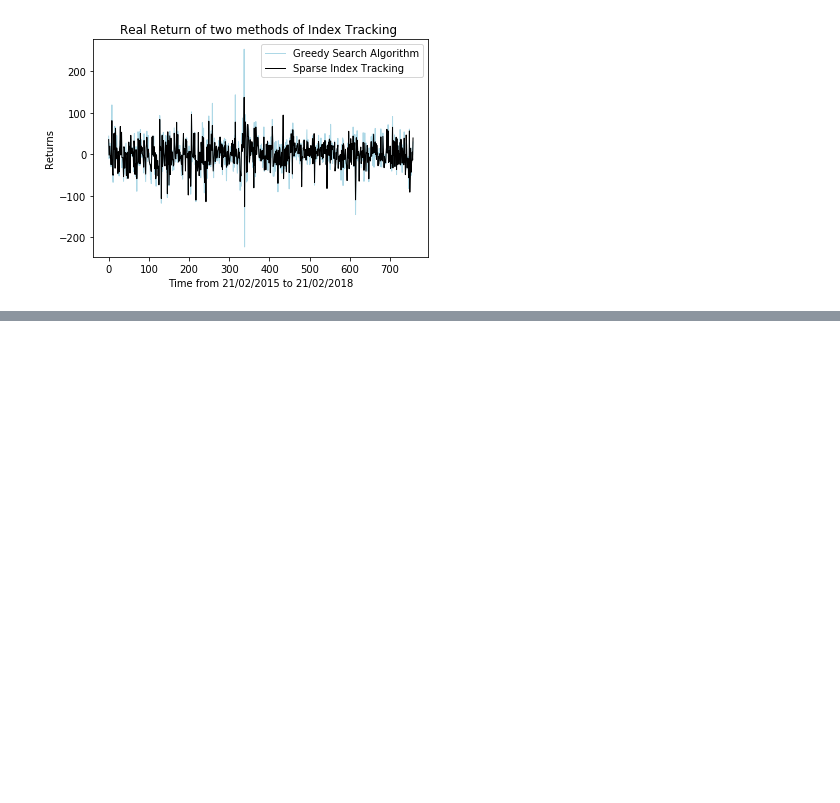
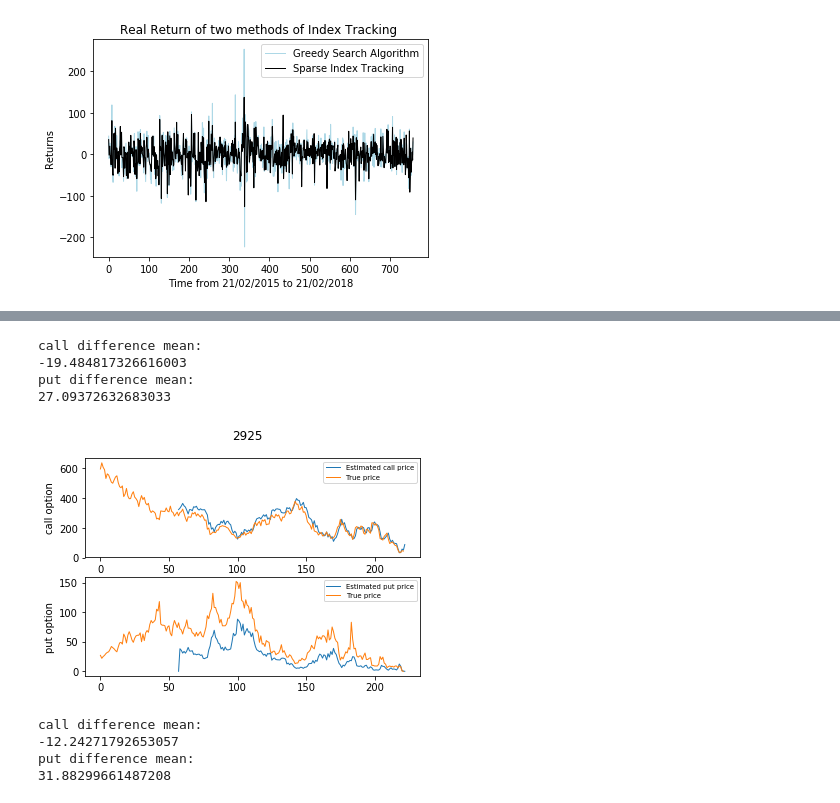
Before and after one commit to Trouble404/Computational-Finance-coursework, a Jupyter notebook: comp6212.ipynb, the cells around one changed output, grey strips where cells are left out. Drawn from its saved outputs; the diff is of its cells as text; code cells hidden in the pictures; blank space fills up the shorter version.

```diff
--- a/comp6212.ipynb
+++ b/comp6212.ipynb
@@ -858,0 +893,37 @@ plt.show()
+# %%
+# obtain data from matlab
+data_2925 = scio.loadmat('2925.mat')
+c_2925 = data_2925['call_2925']
+c2925_diff = data_2925['Cdiff_2925']
+p_2925 = data_2925['put_2925']
+p2925_diff = data_2925['Pdiff_2925']
+v_2925 = data_2925['v_2925']
+# %%
+print("call difference mean:")
+print(c2925_diff.mean())
+print("put difference mean:")
+print(p2925_diff.mean())
+# %% [output]
+call difference mean:
+-19.484817326616003
+put difference mean:
+27.09372632683033
+# %%
+plt.figure()
+plt.suptitle('2925')
+# 绘制第一个图
+plt.subplot(2, 1, 1)
+plt.plot(tt,c_2925,label = "Estimated call price",linewidth = '1')
+plt.plot(c2925[:,1],label = "True price",linewidth = '1')
+plt.legend(loc='best',fontsize = 'x-small')
+plt.ylabel("call option")
+# 绘制第二个图
+plt.subplot(2, 1, 2)
+plt.plot(tt,p_2925,label = "Estimated put price",linewidth = '1')
+plt.plot(p2925[:,1],label = "True price",linewidth = '1')
+plt.legend(loc='best',fontsize = 'x-small')
+plt.ylabel('put option')
+plt.savefig("2925.PNG", dpi = 600)
+plt.show()
+# %% [output]
+[figure, added]
@@ -858,0 +938,10 @@ plt.show()
+# %%
+print("call difference mean:")
+print(c3025_diff.mean())
+print("put difference mean:")
+print(p3025_diff.mean())
+# %% [output]
+call difference mean:
+-12.24271792653057
+put difference mean:
+31.88299661487208
```
Also changed, not shown: parts of 15 cells of this notebook.
